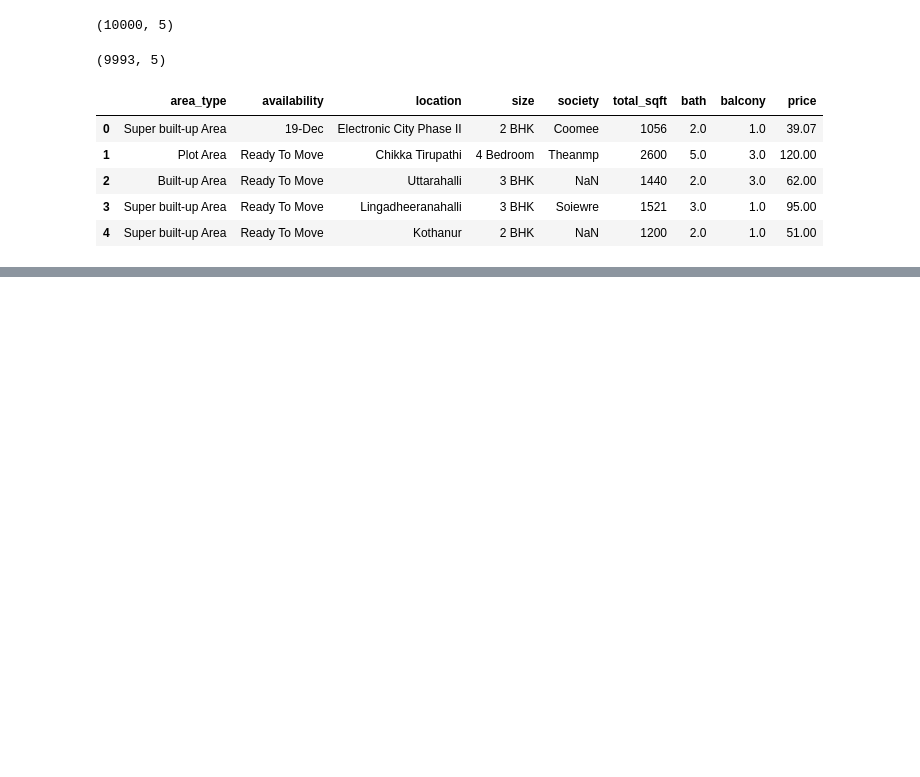
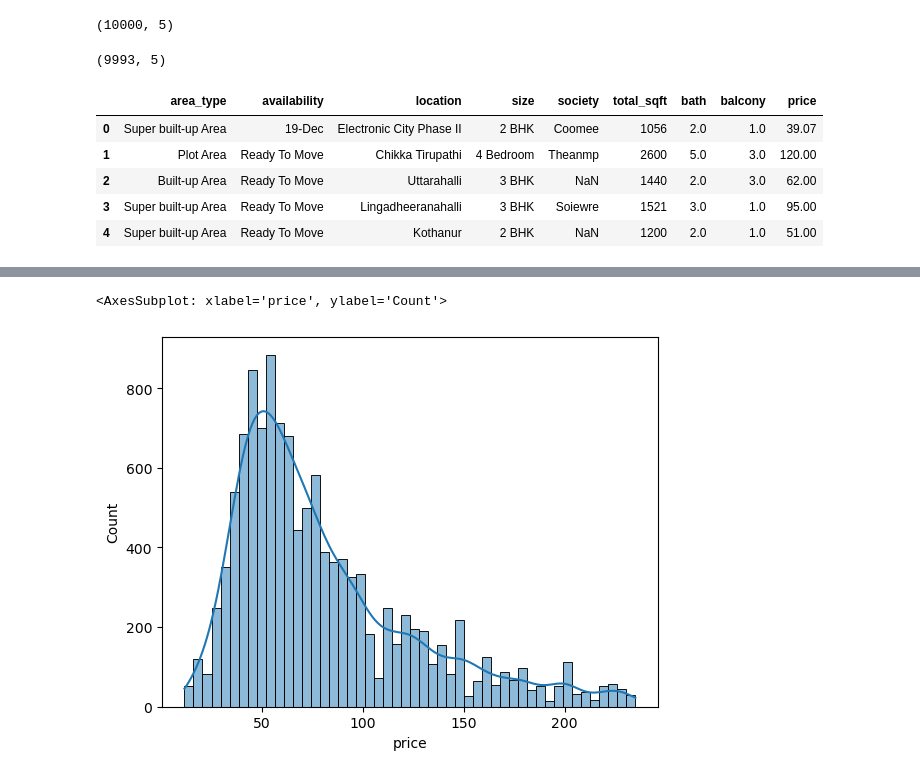
Before and after one commit to Aifedayo/data-science-maths, a Jupyter notebook: exercise-zscore.ipynb, the cells around one changed output, grey strips where cells are left out. Saved outputs shown, nothing was run; the diff lists cells and outputs as text; code cells hidden in the pictures; blank space fills up the shorter version.

Commit message:
Using sn for histogram

```diff
--- a/exercise-zscore.ipynb
+++ b/exercise-zscore.ipynb
@@ -116,0 +128,7 @@ df.head()
+# %%
+# Removing outliers using percentile
+min_threshold, max_threshold = df.price.quantile([0.001, 0.999])
+
+df_no_outlier = df[(df.price > min_threshold) & (df.price < max_threshold)]
+
+df_no_outlier.price.describe()
@@ -116,0 +145,8 @@ df.head()
+# %%
+# Using std to remove outliers
+
+mean = df_no_outlier.price.mean()
+
+std_deviation = df_no_outlier.price.std()
+
+mean, std_deviation
@@ -116,0 +163,4 @@ df.head()
+# %%
+
+df_four_std = df_no_outlier[(df_no_outlier.price > mean-4*std_deviation) & (df_no_outlier.price < (mean+std_deviation))]
+df_four_std.price.describe()
@@ -116,0 +177,5 @@ df.head()
+# %%
+sn.histplot(df_four_std["price"], kde=True)
+# %% [output]
+<AxesSubplot: xlabel='price', ylabel='Count'>
+[figure, added]
```
Also changed, not shown: parts of 10 cells of this notebook.
